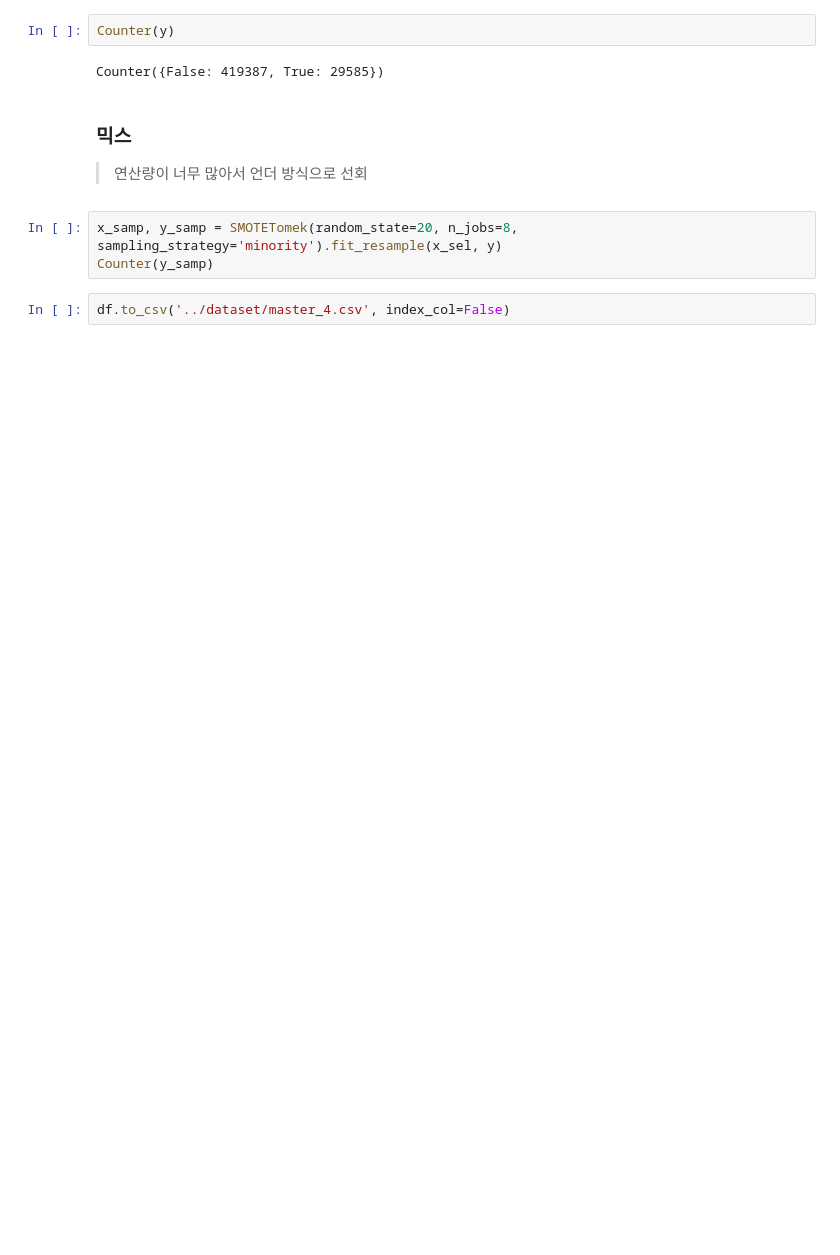
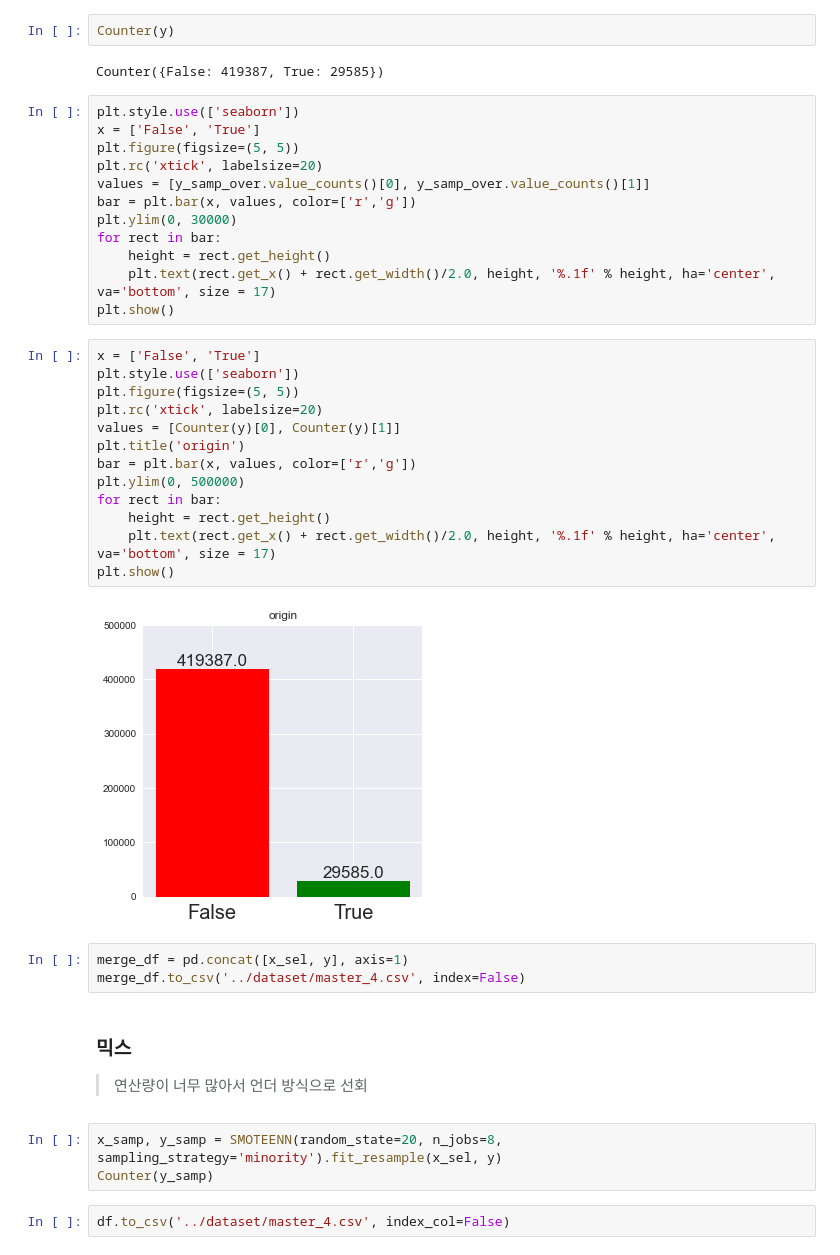
Before and after one commit to noseaj/mimiciv-High-blood-pressure, a Jupyter notebook: eda/data_preprocess2.ipynb, the cells around one changed output. Cells and saved outputs as stored; diff of their text form; blank space fills up the shorter version.

```diff
--- a/eda/data_preprocess2.ipynb
+++ b/eda/data_preprocess2.ipynb
@@ -111,11 +197,41 @@ x_sel = x[['gender', 'age', 'outcome_inhospital_mortality', 'outcome_hospitaliza
 Counter(y)
 # %% [output]
 Counter({False: 419387, True: 29585})
+# %%
+plt.style.use(['seaborn'])
+x = ['False', 'True']
+plt.figure(figsize=(5, 5))
+plt.rc('xtick', labelsize=20)
+values = [y_samp_over.value_counts()[0], y_samp_over.value_counts()[1]]
+bar = plt.bar(x, values, color=['r','g'])
+plt.ylim(0, 30000)
+for rect in bar:
+    height = rect.get_height()
+    plt.text(rect.get_x() + rect.get_width()/2.0, height, '%.1f' % height, ha='center', va='bottom', size = 17)
+plt.show()
+# %%
+x = ['False', 'True']
+plt.style.use(['seaborn'])
+plt.figure(figsize=(5, 5))
+plt.rc('xtick', labelsize=20)
+values = [Counter(y)[0], Counter(y)[1]]
+plt.title('origin')
+bar = plt.bar(x, values, color=['r','g'])
+plt.ylim(0, 500000)
+for rect in bar:
+    height = rect.get_height()
+    plt.text(rect.get_x() + rect.get_width()/2.0, height, '%.1f' % height, ha='center', va='bottom', size = 17)
+plt.show()
+# %% [output]
+[figure, added]
+# %%
+merge_df = pd.concat([x_sel, y], axis=1)
+merge_df.to_csv('../dataset/master_4.csv', index=False)
 # %% [markdown]
 ### 믹스
 > 연산량이 너무 많아서 언더 방식으로 선회
 # %%
-x_samp, y_samp = SMOTETomek(random_state=20, n_jobs=8, sampling_strategy='minority').fit_resample(x_sel, y)
+x_samp, y_samp = SMOTEENN(random_state=20, n_jobs=8, sampling_strategy='minority').fit_resample(x_sel, y)
 Counter(y_samp)
 # %%
 df.to_csv('../dataset/master_4.csv', index_col=False)
```
Also changed, not shown: parts of 23 cells of this notebook, 15 other files.
